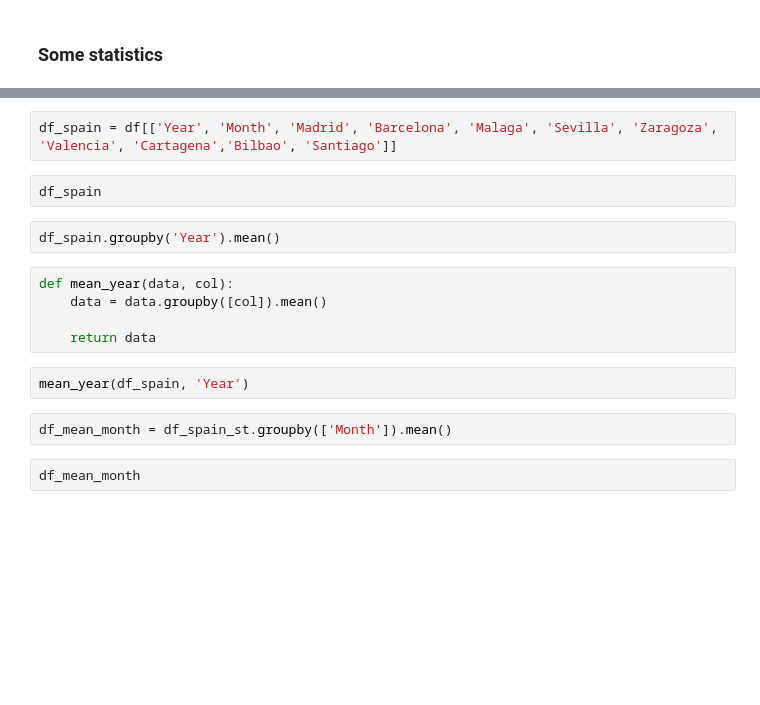
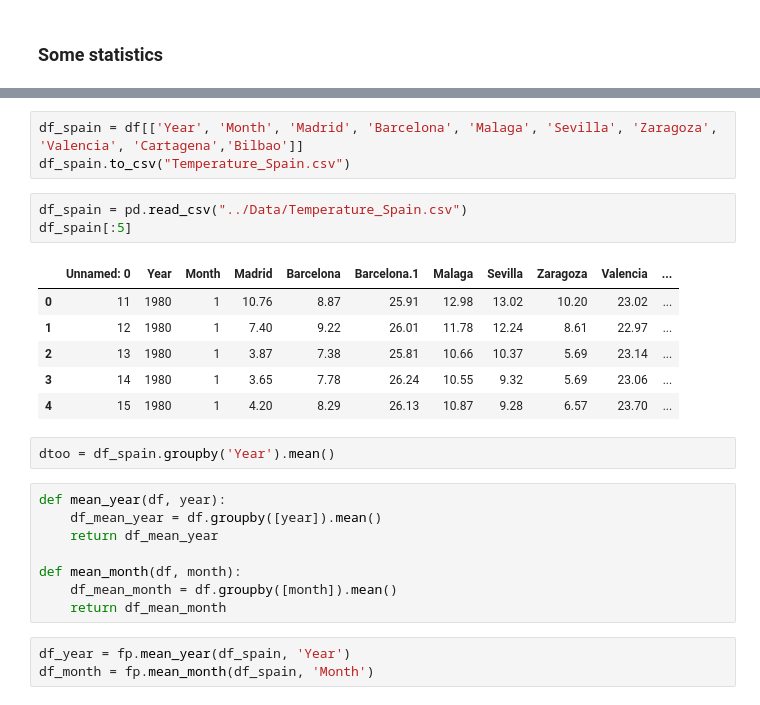
Before and after one commit to AnaAGG/Effects_of_Climatic_Change_on_Species_Distributions, a Jupyter notebook: Output/Pipeline.ipynb, the cells around one changed output, grey strips where cells are left out. Drawn from its saved outputs; the diff is of its cells as text; blank space fills up the shorter version.

```diff
--- a/Output/Pipeline.ipynb
+++ b/Output/Pipeline.ipynb
@@ -92,17 +174,26 @@ df.to_csv("Dataset.csv")
 # %%
-df_spain = df[['Year', 'Month', 'Madrid', 'Barcelona', 'Malaga', 'Sevilla', 'Zaragoza', 'Valencia', 'Cartagena','Bilbao', 'Santiago']]
+df_spain = df[['Year', 'Month', 'Madrid', 'Barcelona', 'Malaga', 'Sevilla', 'Zaragoza', 'Valencia', 'Cartagena','Bilbao']]
+df_spain.to_csv("Temperature_Spain.csv")
 # %%
-df_spain
+df_spain = pd.read_csv("../Data/Temperature_Spain.csv")
+df_spain[:5]
+# %% [output]
+|  | Unnamed: 0 | Year | Month | Madrid | Barcelona | Barcelona.1 | Malaga | Sevilla | Zaragoza | Valencia | ... |
+| 0 | 11 | 1980 | 1 | 10.76 | 8.87 | 25.91 | 12.98 | 13.02 | 10.20 | 23.02 | ... |
+| 1 | 12 | 1980 | 1 | 7.40 | 9.22 | 26.01 | 11.78 | 12.24 | 8.61 | 22.97 | ... |
+| 2 | 13 | 1980 | 1 | 3.87 | 7.38 | 25.81 | 10.66 | 10.37 | 5.69 | 23.14 | ... |
+| 3 | 14 | 1980 | 1 | 3.65 | 7.78 | 26.24 | 10.55 | 9.32 | 5.69 | 23.06 | ... |
+| 4 | 15 | 1980 | 1 | 4.20 | 8.29 | 26.13 | 10.87 | 9.28 | 6.57 | 23.70 | ... |
 # %%
-df_spain.groupby('Year').mean()
+dtoo = df_spain.groupby('Year').mean()
 # %%
-def mean_year(data, col):
-    data = data.groupby([col]).mean()
+def mean_year(df, year):
+    df_mean_year = df.groupby([year]).mean()
+    return df_mean_year
 
-    return data
+def mean_month(df, month):
+    df_mean_month = df.groupby([month]).mean()
+    return df_mean_month
 # %%
-mean_year(df_spain, 'Year')
+df_year = fp.mean_year(df_spain, 'Year')
+df_month = fp.mean_month(df_spain, 'Month')
-# %%
-df_mean_month = df_spain_st.groupby(['Month']).mean()
-# %%
-df_mean_month
```
Also changed, not shown: parts of 25 cells of this notebook, 1 other file.
